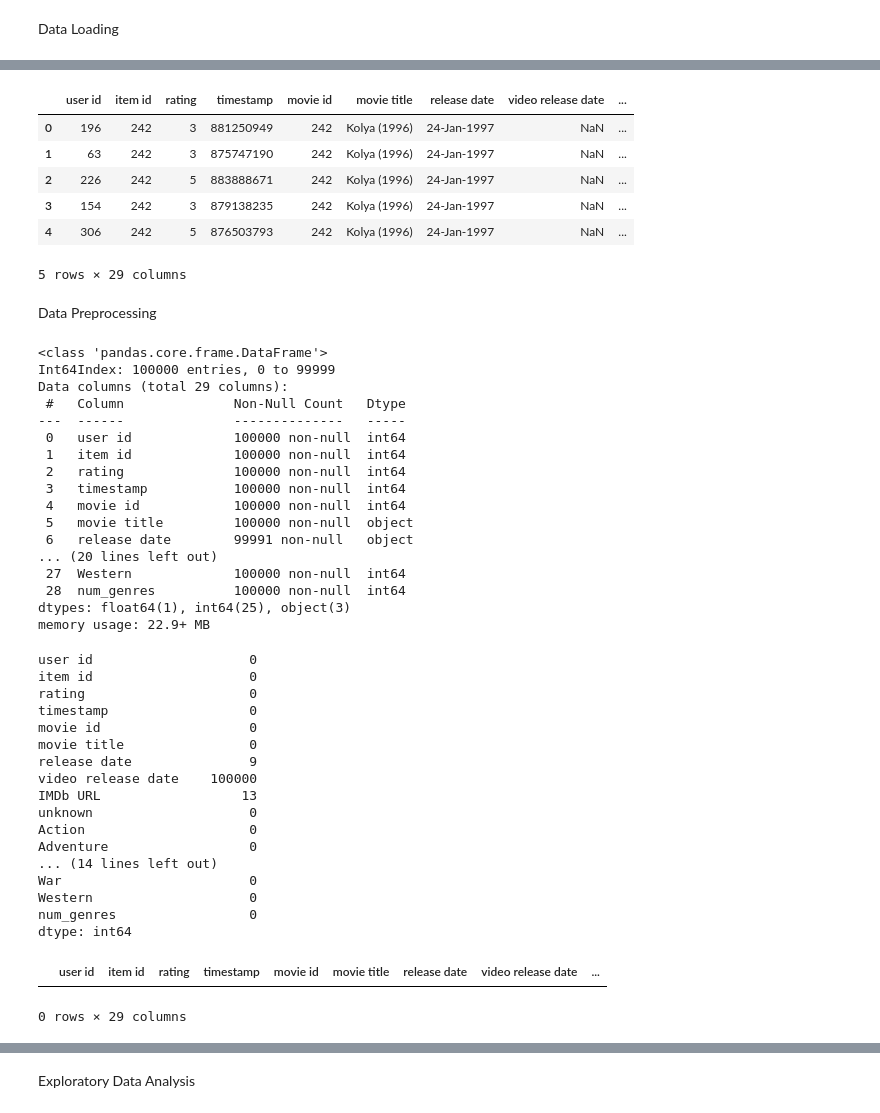
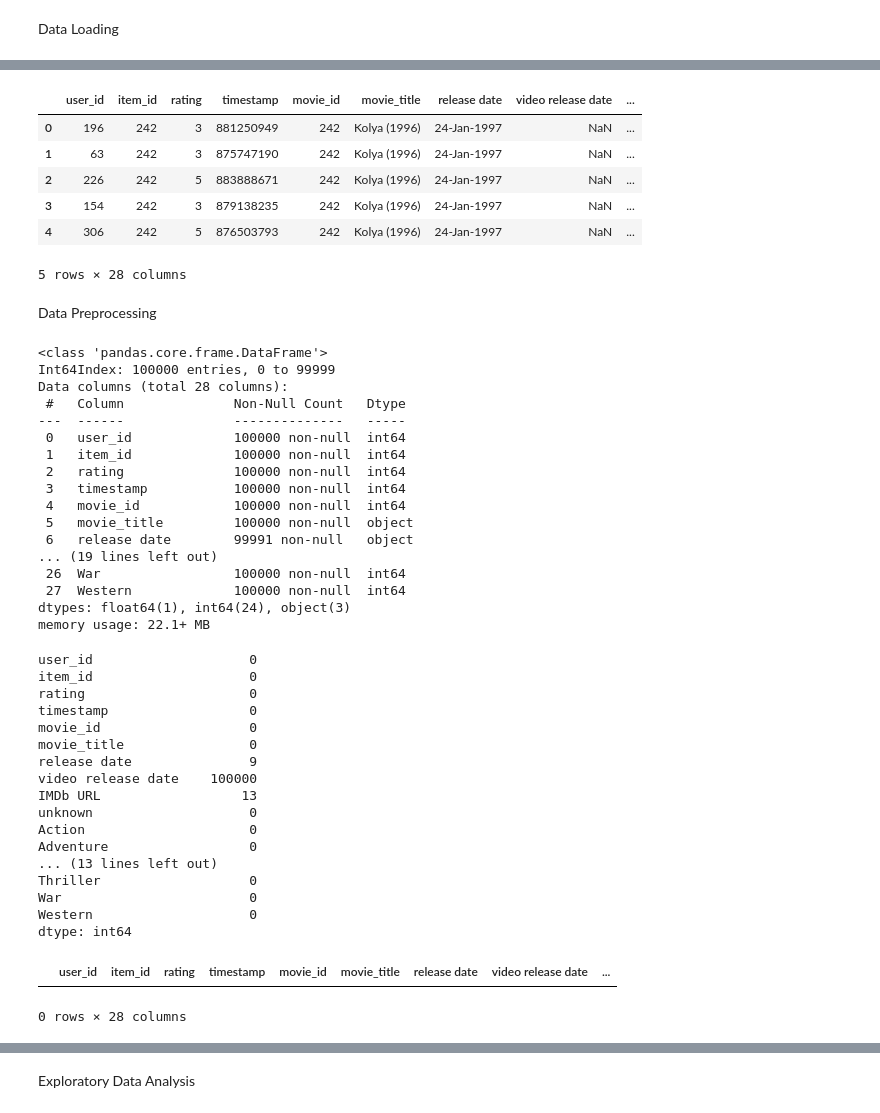
Before and after one commit to ArjunVylat/Movie-Recommendation-System, a Jupyter notebook: movie_recommendation_system.ipynb, the cells around one changed output, grey strips where cells are left out. Drawn from its saved outputs; the diff is of its cells as text; code cells hidden in the pictures.

```diff
--- a/movie_recommendation_system.ipynb
+++ b/movie_recommendation_system.ipynb
@@ -3,7 +3,7 @@ Data Loading
 # %%
 import pandas as pd
 
-columns = ['user id', 'item id', 'rating', 'timestamp']
+columns = ['user_id', 'item_id', 'rating', 'timestamp']
 ratings_df = pd.read_csv(r'ml-100k\u.data', sep='\t', names=columns)
 
 ratings_df
@@ -22,7 +22,7 @@ ratings_df
 | 99999 | 12 | 203 | 3 | 879959583 |
 100000 rows × 4 columns
 # %%
-movie_info_columns = ['movie id', 'movie title', 'release date', 'video release date', 'IMDb URL', 'unknown', 'Action', 'Adventure', 'Animation', 'Children\'s', 'Comedy', 'Crime', 'Documentary', 'Drama', 'Fantasy', 'Film-Noir', 'Horror', 'Musical', 'Mystery', 'Romance', 'Sci-Fi', 'Thriller', 'War', 'Western']
+movie_info_columns = ['movie_id', 'movie_title', 'release date', 'video release date', 'IMDb URL', 'unknown', 'Action', 'Adventure', 'Animation', 'Children\'s', 'Comedy', 'Crime', 'Documentary', 'Drama', 'Fantasy', 'Film-Noir', 'Horror', 'Musical', 'Mystery', 'Romance', 'Sci-Fi', 'Thriller', 'War', 'Western']
 movie_df = pd.read_csv(r'ml-100k\u.item', sep = '|', names = movie_info_columns, encoding= 'latin-1')
 
 movie_df
@@ -55,15 +51,15 @@ movie_df.head()
 # %%
-df = pd.merge(ratings_df, movie_df, left_on= 'item id', right_on= 'movie id')
+df = pd.merge(ratings_df, movie_df, left_on= 'item_id', right_on= 'movie_id')
 
 df.head()
 # %% [output]
-|  | user id | item id | rating | timestamp | movie id | movie title | release date | video release date | ... |
+|  | user_id | item_id | rating | timestamp | movie_id | movie_title | release date | video release date | ... |
 | 0 | 196 | 242 | 3 | 881250949 | 242 | Kolya (1996) | 24-Jan-1997 | NaN | ... |
 | 1 | 63 | 242 | 3 | 875747190 | 242 | Kolya (1996) | 24-Jan-1997 | NaN | ... |
 | 2 | 226 | 242 | 5 | 883888671 | 242 | Kolya (1996) | 24-Jan-1997 | NaN | ... |
 | 3 | 154 | 242 | 3 | 879138235 | 242 | Kolya (1996) | 24-Jan-1997 | NaN | ... |
 | 4 | 306 | 242 | 5 | 876503793 | 242 | Kolya (1996) | 24-Jan-1997 | NaN | ... |
-5 rows × 29 columns
+5 rows × 28 columns
 # %% [markdown]
 Data Preprocessing
 # %%
@@ -71,46 +67,46 @@ df.info()
 # %% [output]
 <class 'pandas.core.frame.DataFrame'>
 Int64Index: 100000 entries, 0 to 99999
-Data columns (total 29 columns):
+Data columns (total 28 columns):
  #   Column              Non-Null Count   Dtype
 ---  ------              --------------   -----
- 0   user id             100000 non-null  int64
- 1   item id             100000 non-null  int64
+ 0   user_id             100000 non-null  int64
+ 1   item_id             100000 non-null  int64
  2   rating              100000 non-null  int64
  3   timestamp           100000 non-null  int64
- 4   movie id            100000 non-null  int64
- 5   movie title         100000 non-null  object
+ 4   movie_id            100000 non-null  int64
+ 5   movie_title         100000 non-null  object
  6   release date        99991 non-null   object
-... (20 lines left out)
+... (19 lines left out)
+ 26  War                 100000 non-null  int64
  27  Western             100000 non-null  int64
- 28  num_genres          100000 non-null  int64
-dtypes: float64(1), int64(25), object(3)
-memory usage: 22.9+ MB
+dtypes: float64(1), int64(24), object(3)
+memory usage: 22.1+ MB
 # %%
 df.isnull().sum()
 # %% [output]
-user id                    0
-item id                    0
+user_id                    0
+item_id                    0
 rating                     0
 timestamp                  0
-movie id                   0
-movie title                0
+movie_id                   0
+movie_title                0
 release date               9
 video release date    100000
 IMDb URL                  13
 unknown                    0
 Action                     0
 Adventure                  0
-... (14 lines left out)
+... (13 lines left out)
+Thriller                   0
 War                        0
 Western                    0
-num_genres                 0
 dtype: int64
 # %%
 df.dropna()
 # %% [output]
-|  | user id | item id | rating | timestamp | movie id | movie title | release date | video release date | ... |
+|  | user_id | item_id | rating | timestamp | movie_id | movie_title | release date | video release date | ... |
-0 rows × 29 columns
+0 rows × 28 columns
 # %%
 from sklearn.preprocessing import LabelEncoder
 
```
Also changed, not shown: parts of 19 cells of this notebook, 1 other file.
